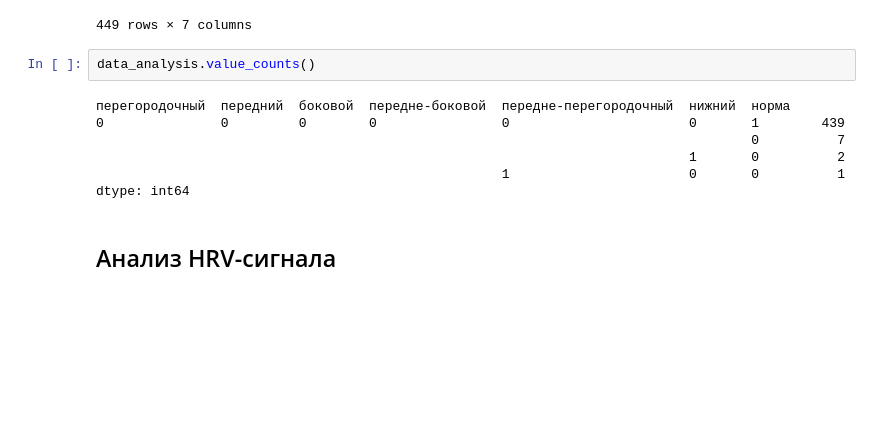
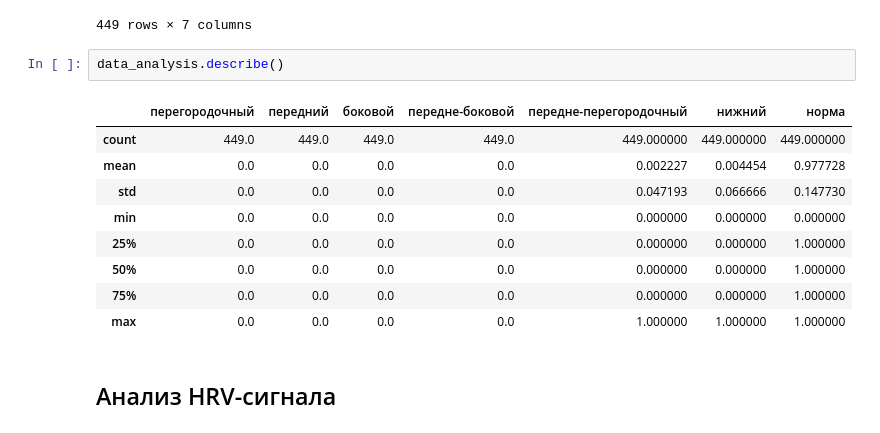
Before and after one commit to vikt-l/ECGMultilableClassification, a Jupyter notebook: main.ipynb, the cells around one changed output. Drawn from its saved outputs; the diff is of its cells as text; blank space fills up the shorter version.

```diff
--- a/main.ipynb
+++ b/main.ipynb
@@ -1475,14 +1541,17 @@ data_analysis
 | 448 | 0 | 0 | 0 | 0 | 0 | 0 | 1 |
 449 rows × 7 columns
 # %%
-data_analysis.value_counts()
+data_analysis.describe()
 # %% [output]
-перегородочный  передний  боковой  передне-боковой  передне-перегородочный  нижний  норма
-0               0         0        0                0                       0       1        439
-                                                                                    0          7
-                                                                            1       0          2
-                                                    1                       0       0          1
-dtype: int64
+|  | перегородочный | передний | боковой | передне-боковой | передне-перегородочный | нижний | норма |
+| count | 449.0 | 449.0 | 449.0 | 449.0 | 449.000000 | 449.000000 | 449.000000 |
+| mean | 0.0 | 0.0 | 0.0 | 0.0 | 0.002227 | 0.004454 | 0.977728 |
+| std | 0.0 | 0.0 | 0.0 | 0.0 | 0.047193 | 0.066666 | 0.147730 |
+| min | 0.0 | 0.0 | 0.0 | 0.0 | 0.000000 | 0.000000 | 0.000000 |
+| 25% | 0.0 | 0.0 | 0.0 | 0.0 | 0.000000 | 0.000000 | 1.000000 |
+| 50% | 0.0 | 0.0 | 0.0 | 0.0 | 0.000000 | 0.000000 | 1.000000 |
+| 75% | 0.0 | 0.0 | 0.0 | 0.0 | 0.000000 | 0.000000 | 1.000000 |
+| max | 0.0 | 0.0 | 0.0 | 0.0 | 1.000000 | 1.000000 | 1.000000 |
 # %% [markdown]
 ## Анализ HRV-сигнала
 # %%
```
Also changed, not shown: parts of 18 cells of this notebook.
